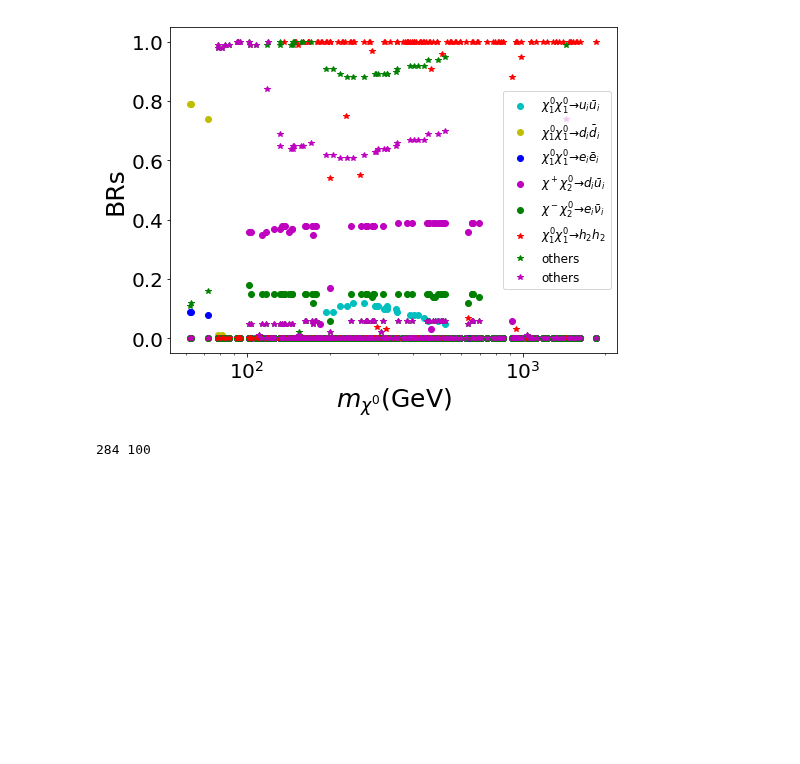
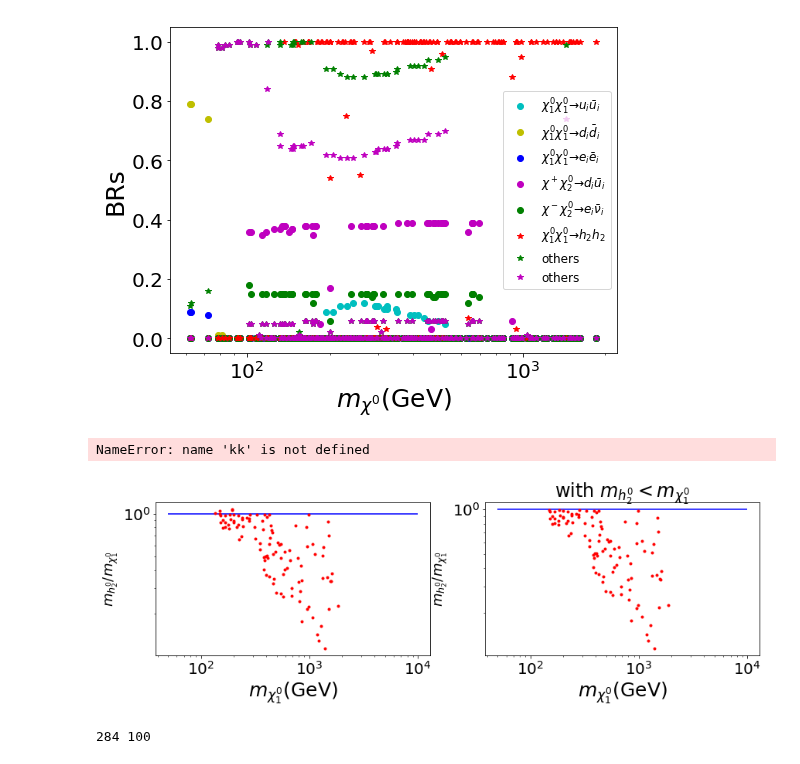
Before and after one commit to anferivera/SDdiracDM, a Jupyter notebook: run_model_relic_density-p-wave.ipynb, the cells around one changed output. Cells and saved outputs as stored; diff of their text form; code cells hidden in the pictures; blank space fills up the shorter version.

```diff
--- a/run_model_relic_density-p-wave.ipynb
+++ b/run_model_relic_density-p-wave.ipynb
@@ -44,11 +40,39 @@ plt.ylabel(r'BRs',size=25)
 plt.show()
 # %% [output]
 [figure]
+# %%
+kk
+# %% [output]
+NameError: name 'kk' is not defined
 # %%
 h2 = xd2[np.logical_and(xd2.BRx1x1h2h2 >90., xd2.mChi1>xd2.mh2)]
+h1 = xd2[np.logical_and(xd2.BRx1x1h2h2 >90., 1>0)]
 
 h2 = h2.reset_index()
 del[h2['index']]
+# %%
+plt.figure(figsize=(14,8))
+
+plt.subplot(221)
+plt.loglog(h1.mChi1, h1.mh2/h1.mChi1, 'r.')
+plt.hlines(1, 50, 1e4,'b')
+plt.xlabel(r'$m_{\chi_1^0}$(GeV)',size=25)
+plt.ylabel(r'$m_{h_2^0}/m_{\chi_1^0}$',size=18)
+#plt.xlim(1e2,2e3)
+#plt.ylim(0.01,1.05)
+
+plt.subplot(222)
+plt.loglog(h2.mChi1, h2.mh2/h2.mChi1, 'r.')
+plt.hlines(1, 50, 1e4,'b')
+plt.xlabel(r'$m_{\chi_1^0}$(GeV)',size=25)
+plt.ylabel(r'$m_{h_2^0}/m_{\chi_1^0}$',size=18)
+plt.title(r'with $m_{h_2^0} < m_{\chi_1^0}$')
+#plt.xlim(1e2,2e3)
+#plt.ylim(0.01,1.05)
+
+plt.show()
+# %% [output]
+[figure, added]
 # %%
 print(xd2.shape[0], h2.shape[0])
 # %% [output]
```
Also changed, not shown: parts of 3 cells of this notebook, 2 other files.
